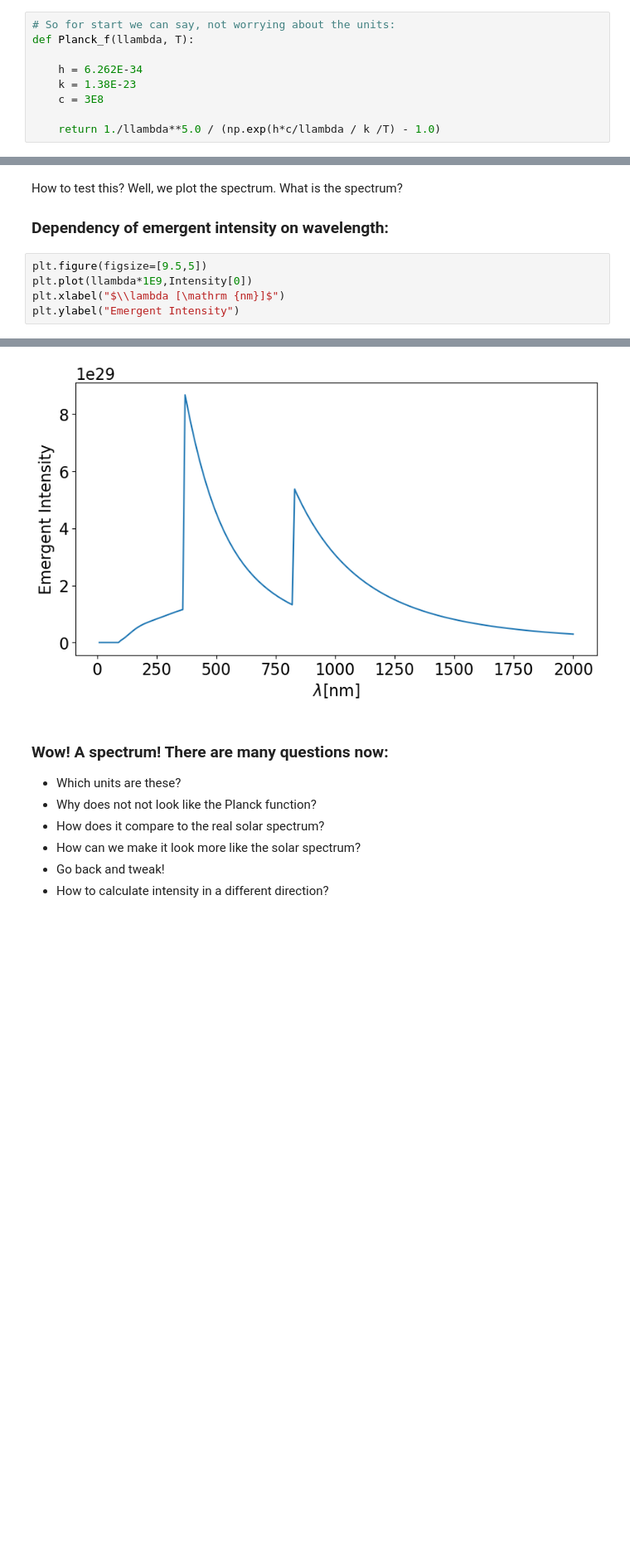
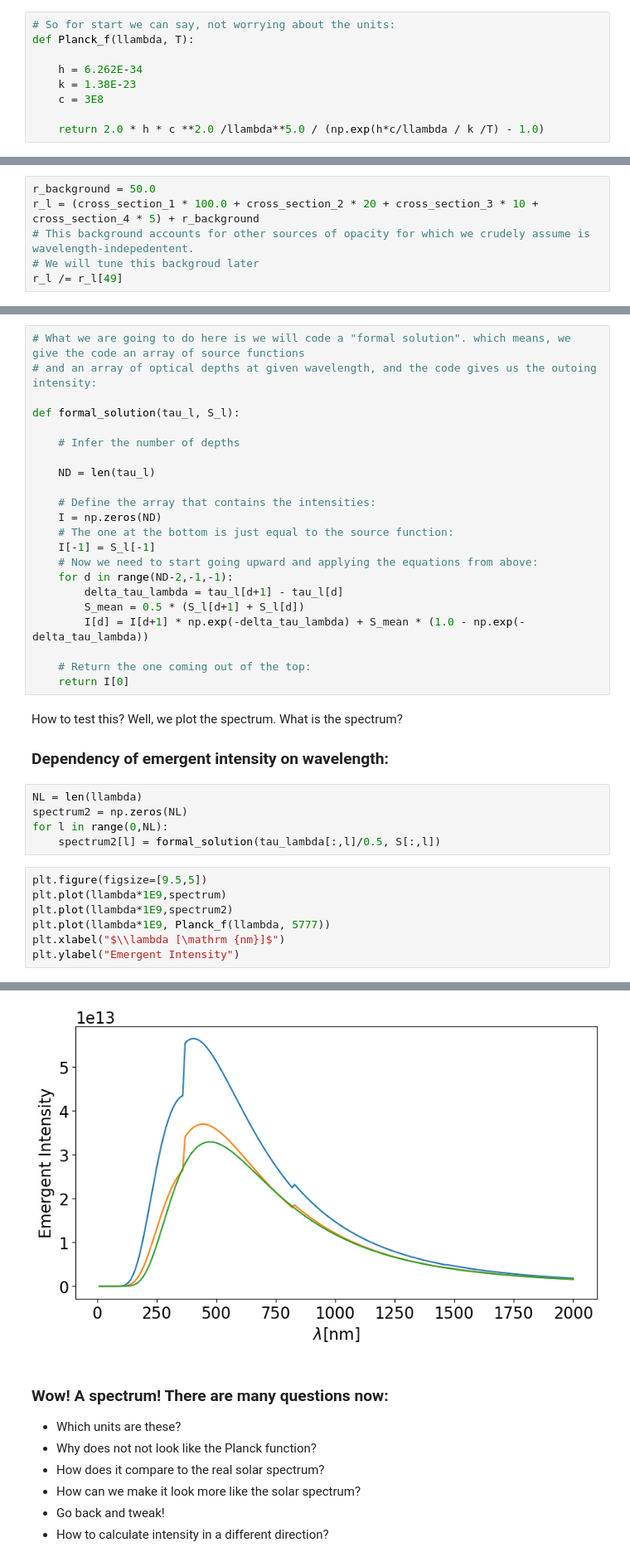
Before and after one commit to ivanzmilic/taipss, a Jupyter notebook: handson/Hands_on_9_spectrum_synthesis.ipynb, the cells around one changed output, grey strips where cells are left out. Shown: that part at 83% size. Drawn from its saved outputs; the diff is of its cells as text; blank space fills up the shorter version.

```diff
--- a/handson/Hands_on_9_spectrum_synthesis.ipynb
+++ b/handson/Hands_on_9_spectrum_synthesis.ipynb
@@ -104,7 +117,7 @@ def Planck_f(llambda, T):
     k = 1.38E-23
     c = 3E8
 
-    return 1./llambda**5.0 / (np.exp(h*c/llambda / k /T) - 1.0)
+    return 2.0 * h * c **2.0 /llambda**5.0 / (np.exp(h*c/llambda / k /T) - 1.0)
 # %%
 # Now we are going to define a grid of wavelengths:
 
@@ -190,3 +206,9 @@ r_l /= r_l[49]
+# %%
+r_background = 50.0
+r_l = (cross_section_1 * 100.0 + cross_section_2 * 20 + cross_section_3 * 10 + cross_section_4 * 5) + r_background
+# This background accounts for other sources of opacity for which we crudely assume is wavelength-indepedentent.
+# We will tune this backgroud later
+r_l /= r_l[49]
 # %%
 plt.figure(figsize=[7,4])
 plt.plot(llambda*1E9,r_l)
@@ -272,15 +278,44 @@ for d in range(ND-2,-1,-1):
+# %%
+# What we are going to do here is we will code a "formal solution". which means, we give the code an array of source functions
+# and an array of optical depths at given wavelength, and the code gives us the outoing intensity:
+
+def formal_solution(tau_l, S_l):
+
+    # Infer the number of depths
+
+    ND = len(tau_l)
+
+    # Define the array that contains the intensities:
+    I = np.zeros(ND)
+    # The one at the bottom is just equal to the source function:
+    I[-1] = S_l[-1]
+    # Now we need to start going upward and applying the equations from above:
+    for d in range(ND-2,-1,-1):
+        delta_tau_lambda = tau_l[d+1] - tau_l[d]
+        S_mean = 0.5 * (S_l[d+1] + S_l[d])
+        I[d] = I[d+1] * np.exp(-delta_tau_lambda) + S_mean * (1.0 - np.exp(-delta_tau_lambda))
+
+    # Return the one coming out of the top:
+    return I[0]
 # %% [markdown]
 How to test this? Well, we plot the spectrum. What is the spectrum?
 
 ### Dependency of emergent intensity on wavelength:
+# %%
+NL = len(llambda)
+spectrum2 = np.zeros(NL)
+for l in range(0,NL):
+    spectrum2[l] = formal_solution(tau_lambda[:,l]/0.5, S[:,l])
 # %%
 plt.figure(figsize=[9.5,5])
-plt.plot(llambda*1E9,Intensity[0])
+plt.plot(llambda*1E9,spectrum)
+plt.plot(llambda*1E9,spectrum2)
+plt.plot(llambda*1E9, Planck_f(llambda, 5777))
 plt.xlabel("$\\lambda [\mathrm {nm}]$")
 plt.ylabel("Emergent Intensity")
 # %% [output]
 Text(0, 0.5, 'Emergent Intensity')
-[figure, old version]
+[figure, new version]
 # %% [markdown]
 ### Wow! A spectrum! There are many questions now:
 
```
Also changed, not shown: parts of 15 cells of this notebook.
